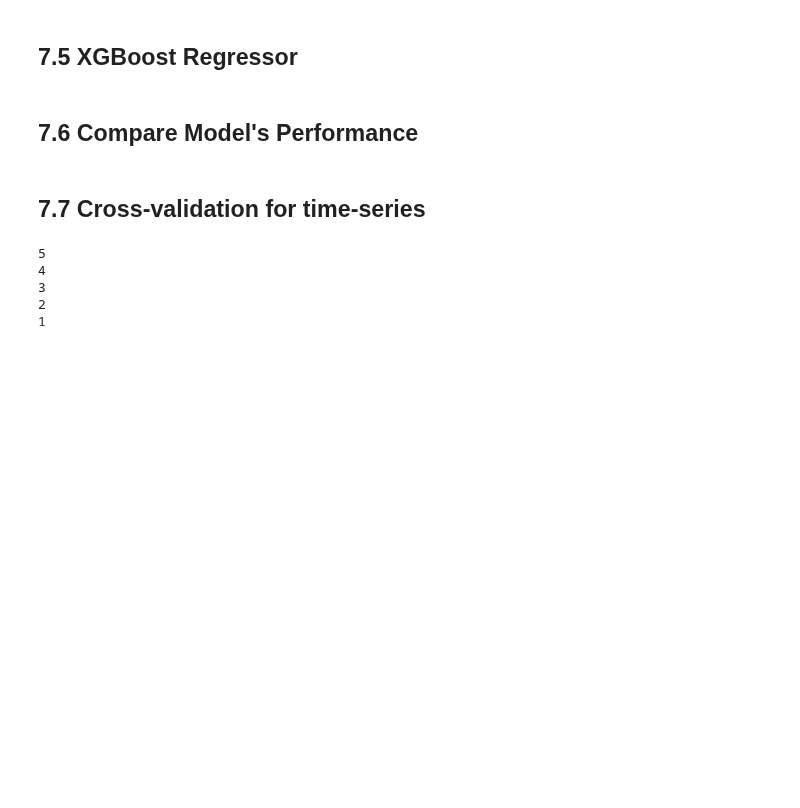
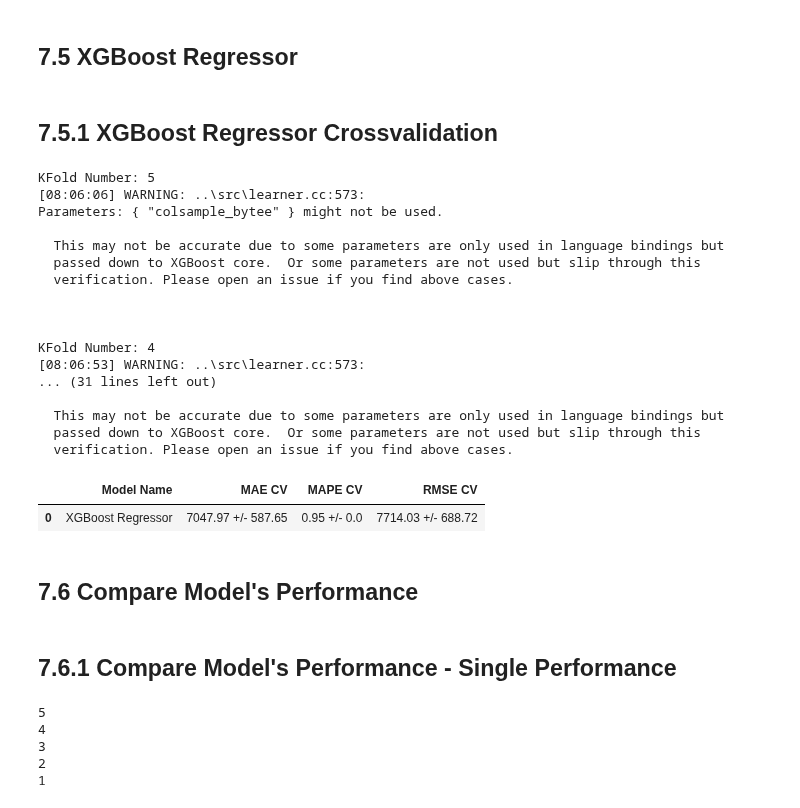
Before and after one commit to Edu-p/ds-project-model, a Jupyter notebook: notebooks/StoreSalesPrediction_md07_v01.ipynb, the cells around one changed output. Cells and saved outputs as stored; diff of their text form; code cells hidden in the pictures; blank space fills up the shorter version.

```diff
--- a/notebooks/StoreSalesPrediction_md07_v01.ipynb
+++ b/notebooks/StoreSalesPrediction_md07_v01.ipynb
@@ -1350,8 +1390,36 @@ yhat_xgb = model_xgb.predict( x_test )
 # performance
 xgb_result = ml_error( 'XGB Regressor', np.expm1( y_test ), np.expm1( yhat_xgb ) )
 xgb_result
+# %% [markdown]
+## 7.5.1 XGBoost Regressor Crossvalidation
+# %%
+xgb_result_cv = cross_validation( x_training, 5, 'XGBoost Regressor', model_xgb, verbose=True )
+xgb_result_cv
+# XGBoost Regressor	1030.28 +/- 167.19	0.14 +/- 0.02	1478.26 +/- 229.79
+# %% [output]
+KFold Number: 5
+[08:06:06] WARNING: ..\src\learner.cc:573:
+Parameters: { "colsample_bytee" } might not be used.
+
+  This may not be accurate due to some parameters are only used in language bindings but
+  passed down to XGBoost core.  Or some parameters are not used but slip through this
+  verification. Please open an issue if you find above cases.
+
+
+
+KFold Number: 4
+[08:06:53] WARNING: ..\src\learner.cc:573:
+... (31 lines left out)
+
+  This may not be accurate due to some parameters are only used in language bindings but
+  passed down to XGBoost core.  Or some parameters are not used but slip through this
+  verification. Please open an issue if you find above cases.
+|  | Model Name | MAE CV | MAPE CV | RMSE CV |
+| 0 | XGBoost Regressor | 7047.97 +/- 587.65 | 0.95 +/- 0.0 | 7714.03 +/- 688.72 |
 # %% [markdown]
 ## 7.6 Compare Model's Performance
+# %% [markdown]
+## 7.6.1 Compare Model's Performance - Single Performance
 # %%
 modelling_result = pd.concat( [baseline_result, lr_result, lrr_result, rf_result, xgb_result] )
 modelling_result.sort_values( 'RMSE' )
@@ -1364,8 +1432,6 @@ modelling_result.sort_values( 'RMSE' )
 # 0	Linear Regression	1863.879857	0.292198	2672.592495
 # 0	Linear Regression - Lasso	1890.157813	0.288960	2745.550239
 # 0	XGB Regressor	6683.606400	0.949503	7330.742181
-# %% [markdown]
-## 7.7 Cross-validation for time-series
 # %%
 for k in reversed( range(1,6) ):
     print( k )
```
Also changed, not shown: parts of 13 cells of this notebook.
